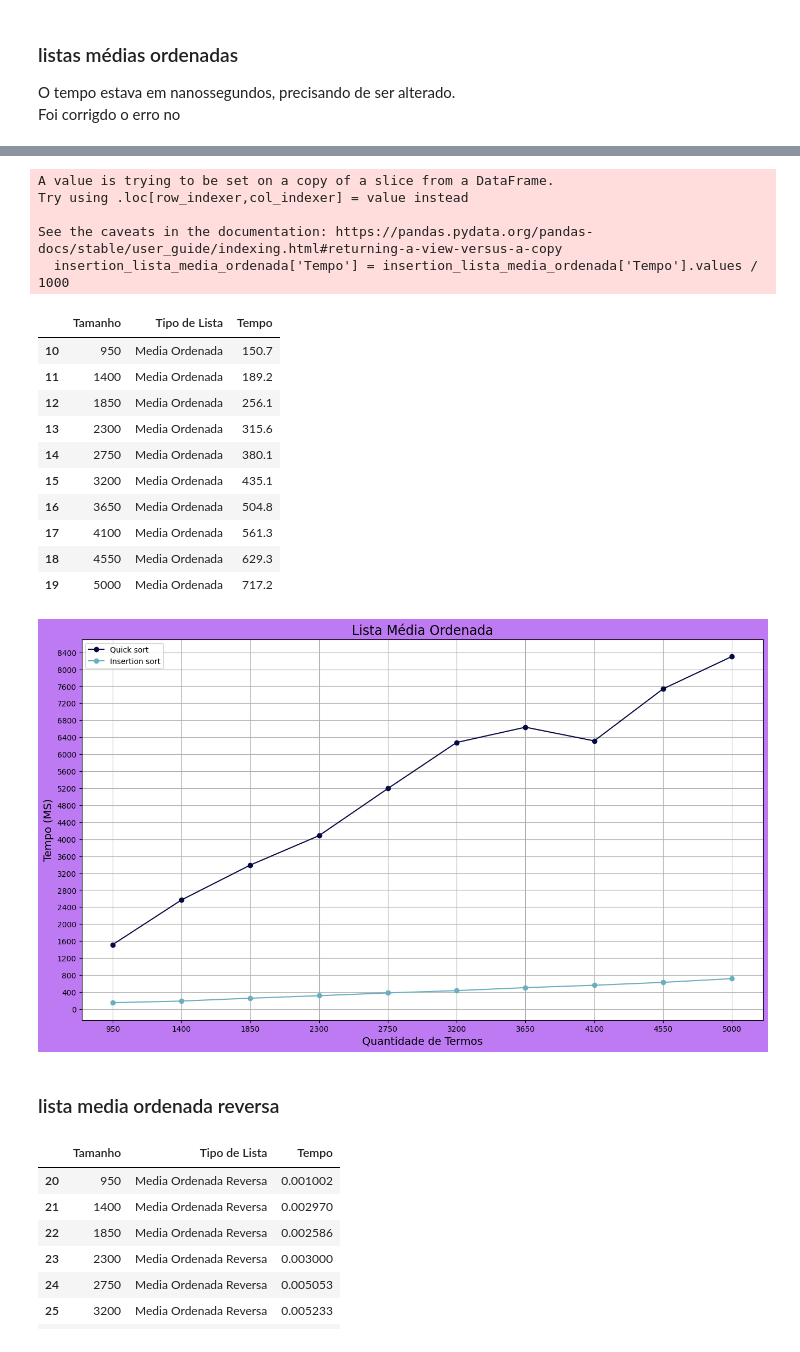
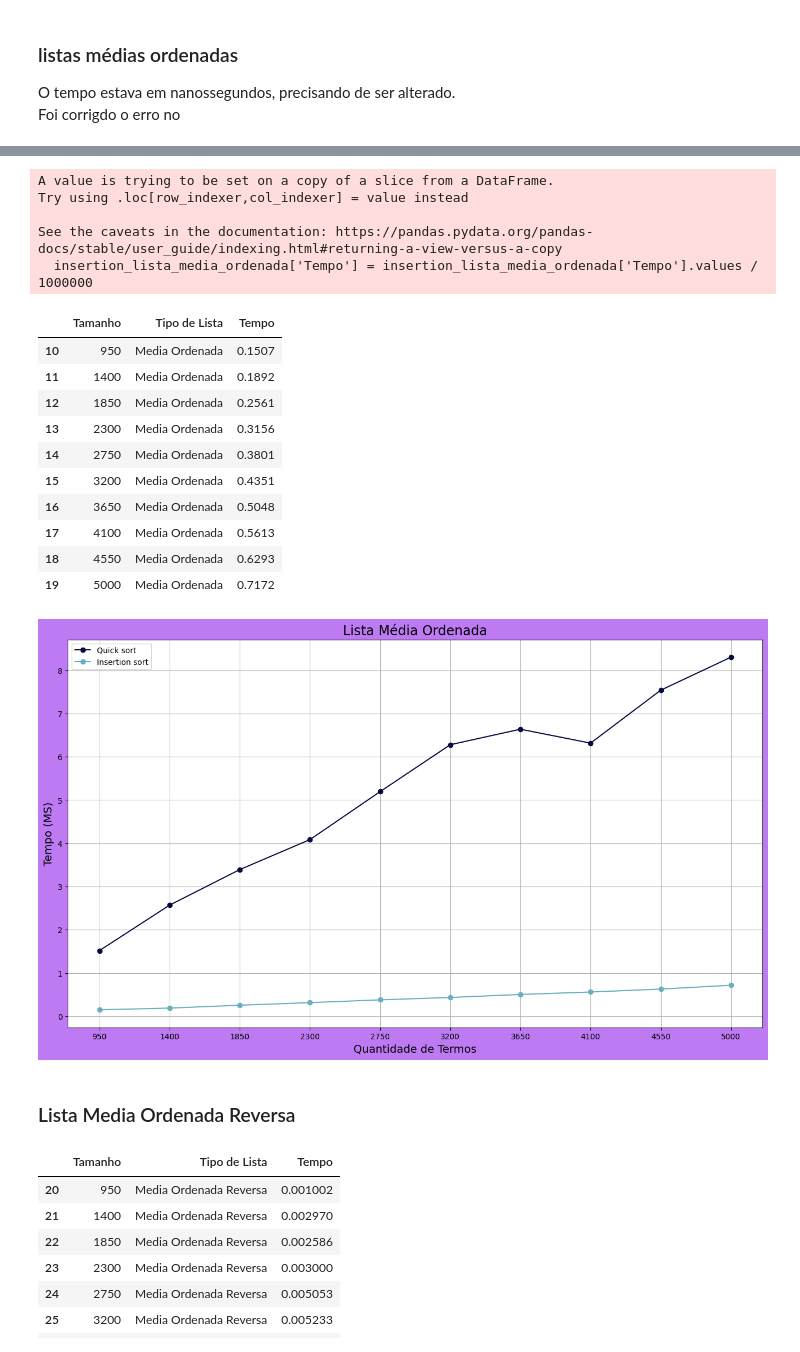
Before and after one commit to almeidadeoliveirabruno/Trabalho-estrutura-de-dados, a Jupyter notebook: registro_tempo/criar.graficos.ipynb, the cells around one changed output, grey strips where cells are left out. Saved outputs shown, nothing was run; the diff lists cells and outputs as text; code cells hidden in the pictures.

```diff
--- a/registro_tempo/criar.graficos.ipynb
+++ b/registro_tempo/criar.graficos.ipynb
@@ -2,3 +2,22 @@
 import pandas as pd
 import numpy as np
 import matplotlib.pyplot as plt
+# %%
+def criar_grafico_comparativo(x1,y1,x2,y2,titulo,intervalo_x = None, intervalo_y = None,tempo = '(S)'):
+    plt.figure(figsize=(16,9))
+    plt.gca().set_facecolor('#ffffff')
+    plt.gcf().set_facecolor('#be7af3')
+    plt.title(titulo, font = {'size':17})
+    plt.grid()
+    plt.plot(x1,y1, marker='o', color='#070A40', label='Quick sort')
+    plt.plot(x2,y2, marker='o', color='#69AFBF', label = 'Insertion sort')
+    if intervalo_x != None:
+        plt.xticks(intervalo_x)
+    if intervalo_y != None:
+        plt.yticks(intervalo_y)
+    plt.legend()
+    plt.ylabel('Tempo ' + tempo, font = {'size':14})
+    plt.xlabel('Quantidade de Termos', font = {'size':14})
+    nome_img = titulo + '.svg'
+    plt.savefig(nome_img, format='svg')
+    plt.show()
@@ -265,7 +311,7 @@ O tempo estava em nanossegundos, precisando de ser alterado. <br>
 Foi corrigdo o erro no
 # %%
 quicksort_lista_media_ordenada = tempos_medios_quick_sort.iloc[10:20]
-quicksort_lista_media_ordenada['Tempo'] = quicksort_lista_media_ordenada['Tempo'].values / 1000
+quicksort_lista_media_ordenada['Tempo'] = quicksort_lista_media_ordenada['Tempo'].values / 1000000
 quicksort_lista_media_ordenada.head(11)
 # %% [output]
 A value is trying to be set on a copy of a slice from a DataFrame.
@@ -287,37 +333,36 @@ See the caveats in the documentation: https://pandas.pydata.org/pandas-docs/stab
 # %%
 insertion_lista_media_ordenada = tempos_medios_insertion_sort.iloc[10:20]
-insertion_lista_media_ordenada['Tempo'] = insertion_lista_media_ordenada['Tempo'].values / 1000
+insertion_lista_media_ordenada['Tempo'] = insertion_lista_media_ordenada['Tempo'].values / 1000000
 insertion_lista_media_ordenada.head(11)
 # %% [output]
 A value is trying to be set on a copy of a slice from a DataFrame.
 Try using .loc[row_indexer,col_indexer] = value instead
 
 See the caveats in the documentation: https://pandas.pydata.org/pandas-docs/stable/user_guide/indexing.html#returning-a-view-versus-a-copy
-  insertion_lista_media_ordenada['Tempo'] = insertion_lista_media_ordenada['Tempo'].values / 1000
+  insertion_lista_media_ordenada['Tempo'] = insertion_lista_media_ordenada['Tempo'].values / 1000000
 |  | Tamanho | Tipo de Lista | Tempo |
-| 10 | 950 | Media Ordenada | 150.7 |
-| 11 | 1400 | Media Ordenada | 189.2 |
-| 12 | 1850 | Media Ordenada | 256.1 |
-| 13 | 2300 | Media Ordenada | 315.6 |
-| 14 | 2750 | Media Ordenada | 380.1 |
-| 15 | 3200 | Media Ordenada | 435.1 |
-| 16 | 3650 | Media Ordenada | 504.8 |
-| 17 | 4100 | Media Ordenada | 561.3 |
-| 18 | 4550 | Media Ordenada | 629.3 |
-| 19 | 5000 | Media Ordenada | 717.2 |
+| 10 | 950 | Media Ordenada | 0.1507 |
+| 11 | 1400 | Media Ordenada | 0.1892 |
+| 12 | 1850 | Media Ordenada | 0.2561 |
+| 13 | 2300 | Media Ordenada | 0.3156 |
+| 14 | 2750 | Media Ordenada | 0.3801 |
+| 15 | 3200 | Media Ordenada | 0.4351 |
+| 16 | 3650 | Media Ordenada | 0.5048 |
+| 17 | 4100 | Media Ordenada | 0.5613 |
+| 18 | 4550 | Media Ordenada | 0.6293 |
+| 19 | 5000 | Media Ordenada | 0.7172 |
 # %%
 x1 = quicksort_lista_media_ordenada['Tamanho'].values
 y1 = quicksort_lista_media_ordenada['Tempo'].values
 x2 = insertion_lista_media_ordenada['Tamanho'].values
 y2 = insertion_lista_media_ordenada['Tempo'].values
 intervalo_x = range(950,5001,450)
-intervalo_y = range(0,8500,400)
 tempo = '(MS)'
-criar_grafico(x1,y1,x2,y2,'Lista Média Ordenada',intervalo_x, intervalo_y, tempo)
+criar_grafico_comparativo(x1,y1,x2,y2,'Lista Média Ordenada',intervalo_x = intervalo_x,  tempo = tempo)
 # %% [output]
-[figure, old version]
+[figure, new version]
-# %% [markdown]
-### lista media ordenada reversa
+# %% [markdown]
+### Lista Media Ordenada Reversa
 # %%
 quicksort_lista_media_ordenada_reversa = tempos_medios_quick_sort.iloc[20:30]
 quicksort_lista_media_ordenada_reversa.head(11)
```
Also changed, not shown: parts of 26 cells of this notebook, 22 other files.
